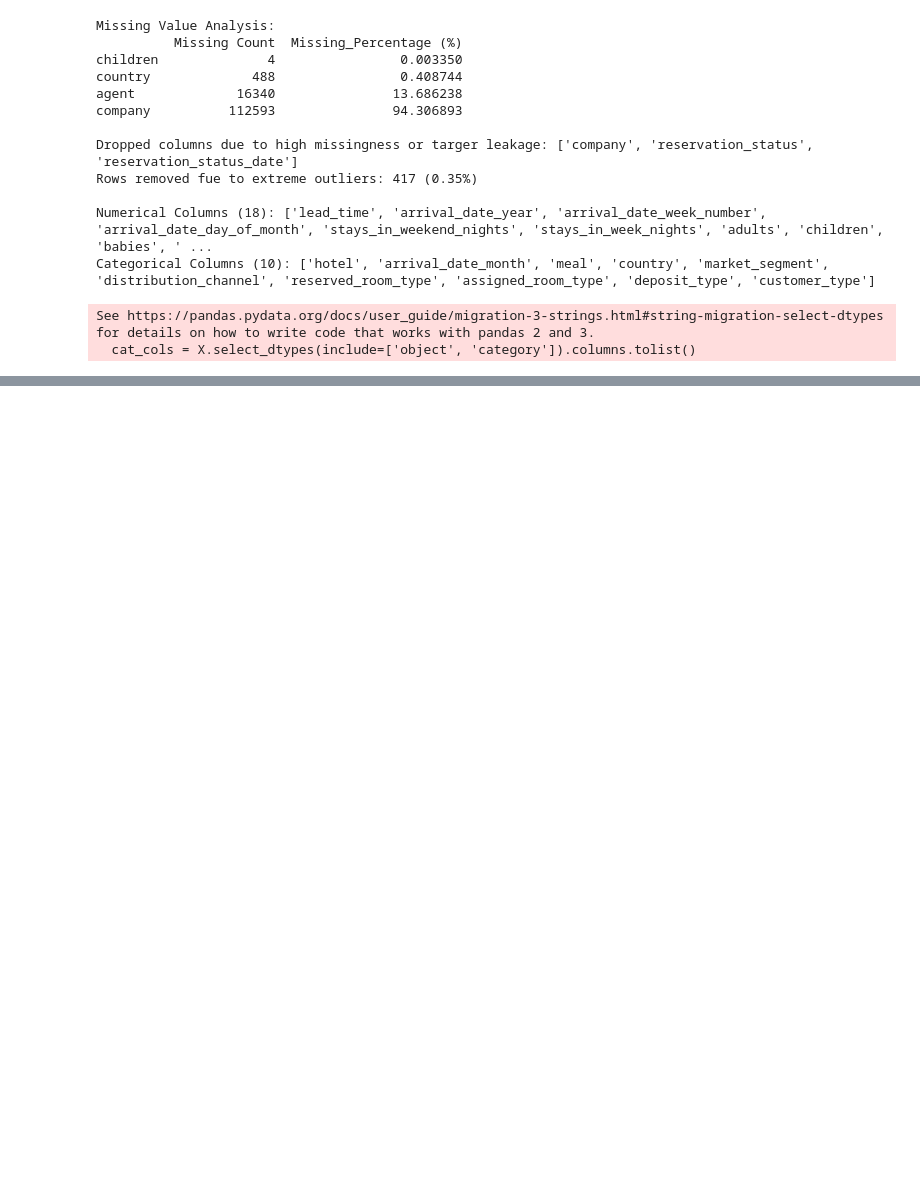
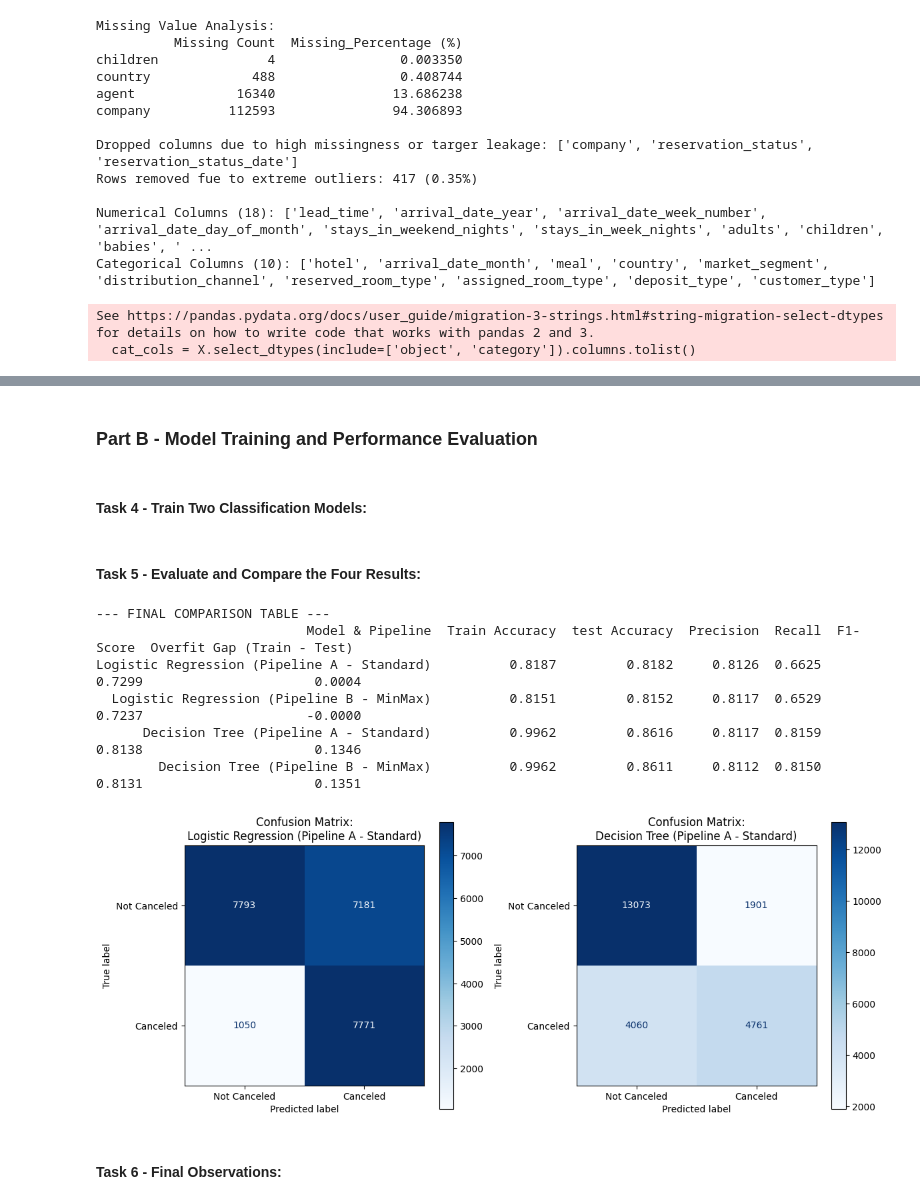
Before and after one commit to chokshihet/202618035_HetChokshi_DS605, a Jupyter notebook: 202618035_lab_3/code.ipynb, the cells around one changed output, grey strips where cells are left out. Drawn from its saved outputs; the diff is of its cells as text; code cells hidden in the pictures; blank space fills up the shorter version.

```diff
--- a/202618035_lab_3/code.ipynb
+++ b/202618035_lab_3/code.ipynb
@@ -109,0 +146,78 @@ cat_transformer = Pipeline(steps=[
+# %% [markdown]
+### Part B - Model Training and Performance Evaluation
+# %% [markdown]
+#### Task 4 - Train Two Classification Models:
+# %%
+from sklearn.metrics import(
+    accuracy_score, precision_score, recall_score, f1_score,
+    confusion_matrix, ConfusionMatrixDisplay
+)
+from sklearn.linear_model import LogisticRegression
+from sklearn.tree import DecisionTreeClassifier
+
+lr_model = LogisticRegression(max_iter=1000, random_state=42)
+dt_model = DecisionTreeClassifier(random_state=42)
+
+pipelines = {
+    "Logistic Regression (Pipeline A - Standard)": Pipeline([('prep', preprocessor_A), ('clf', lr_model)]),
+    "Logistic Regression (Pipeline B - MinMax)":   Pipeline([('prep', preprocessor_B), ('clf', lr_model)]),
+    "Decision Tree (Pipeline A - Standard)":      Pipeline([('prep', preprocessor_A), ('clf', dt_model)]),
+    "Decision Tree (Pipeline B - MinMax)":        Pipeline([('prep', preprocessor_B), ('clf', dt_model)]),
+}
+# %% [markdown]
+#### Task 5 - Evaluate and Compare the Four Results:
+# %%
+results = []
+fitted_pipeline = {}
+
+for name, pipe in pipelines.items():
+    pipe.fit(X_train, y_train)
+    fitted_pipeline[name] = pipe
+
+    y_train_pred = pipe.predict(X_train)
+    y_test_pred = pipe.predict(X_test)
+
+    train_acc = accuracy_score(y_train, y_train_pred)
+    test_acc = accuracy_score(y_test, y_test_pred)
+    precision = precision_score(y_test, y_test_pred)
+    recall = recall_score(y_test, y_test_pred)
+    f1 = f1_score(y_test, y_test_pred)
+
+    results.append({
+        'Model & Pipeline' : name,
+        'Train Accuracy' : round(train_acc, 4),
+        'test Accuracy' : round(test_acc, 4),
+        'Precision' : round(precision, 4),
+        'Recall' : round(recall, 4),
+        'F1-Score' : round(f1, 4),
+        'Overfit Gap (Train - Test)' : round(train_acc - test_acc, 4)
+    })
+
+results_df = pd.DataFrame(results)
+print("--- FINAL COMPARISON TABLE ---")
+print(results_df.to_string(index=False))
+
+best_lr_name = "Logistic Regression (Pipeline A - Standard)"  # Compare metrics to pick best
+best_dt_name = "Decision Tree (Pipeline A - Standard)"
+
+fig, axes = plt.subplots(1, 2, figsize=(12, 5))
+
+for ax, name in zip(axes, [best_lr_name, best_dt_name]):
+    y_pred = fitted_pipeline[name].predict(X_test)
+    cm = confusion_matrix(y_test, y_pred)
+    disp = ConfusionMatrixDisplay(confusion_matrix=cm, display_labels=['Not Canceled', 'Canceled'])
+    disp.plot(ax=ax, cmap='Blues', values_format='d')
+    ax.set_title(f"Confusion Matrix:\n{name}")
+
+plt.tight_layout()
+plt.show()
+# %% [output]
+--- FINAL COMPARISON TABLE ---
+                           Model & Pipeline  Train Accuracy  test Accuracy  Precision  Recall  F1-Score  Overfit Gap (Train - Test)
+Logistic Regression (Pipeline A - Standard)          0.8187         0.8182     0.8126  0.6625    0.7299                      0.0004
+  Logistic Regression (Pipeline B - MinMax)          0.8151         0.8152     0.8117  0.6529    0.7237                     -0.0000
+      Decision Tree (Pipeline A - Standard)          0.9962         0.8616     0.8117  0.8159    0.8138                      0.1346
+        Decision Tree (Pipeline B - MinMax)          0.9962         0.8611     0.8112  0.8150    0.8131                      0.1351
+[figure, added]
+# %% [markdown]
+#### Task 6 - Final Observations:
```
Also changed, not shown: parts of 6 cells of this notebook, 1 other file.
